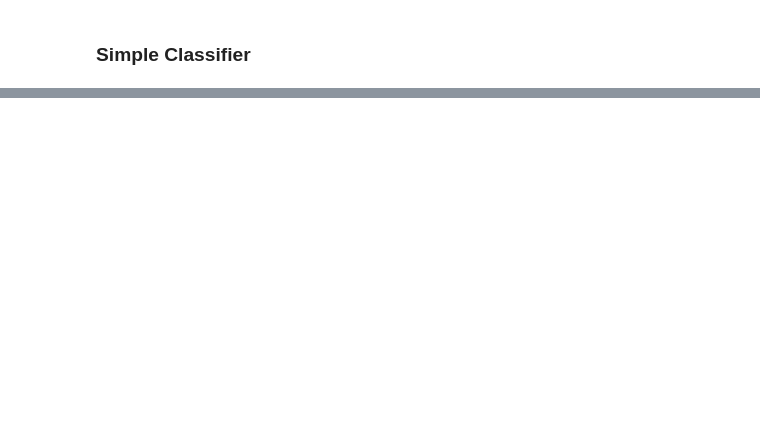
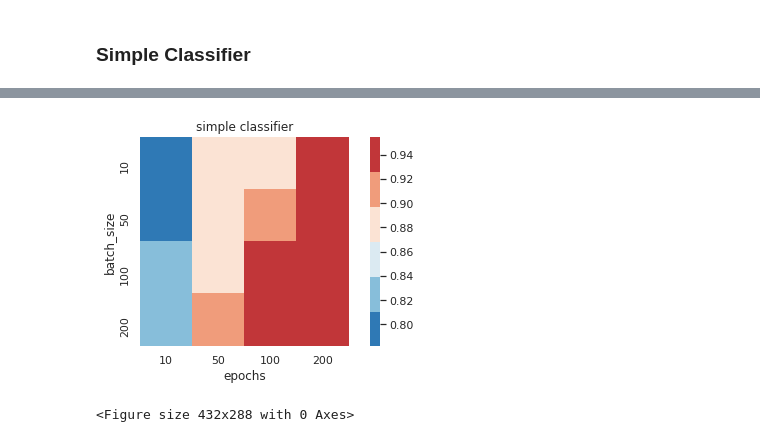
Before and after one commit to brittanyhewitson/epidemic_prediction, a Jupyter notebook: notebooks/report_code.ipynb, the cells around one changed output, grey strips where cells are left out. Cells and saved outputs as stored; diff of their text form; code cells hidden in the pictures; blank space fills up the shorter version.

```diff
--- a/notebooks/report_code.ipynb
+++ b/notebooks/report_code.ipynb
@@ -135,2 +137,18 @@ plot_accuracy_by_date(dates, best_results)
 # %% [markdown]
 ### Simple Classifier
+# %%
+data_sm = get_data(data_choice="small_data")[0]
+print("The length of the training data is {}".format(len(data_sm["X_train"])))
+print("The length of the testing data is {}".format(len(data_sm["X_test"])))
+
+# Set up parameters
+nn_params = {
+    "epochs": [10, 50, 100, 200],
+    "batch_size": [10, 50, 100, 200]
+}
+neighbours = [1, 5, 10, 50, 100, 200, 500]
+estimators = [1, 5, 10, 50, 100, 200, 500]
+
+# Set up the simple classifier
+simple_classifier_sm = build_simple_classifier(data_sm["X_train"])
+print(simple_classifier_sm.summary())
@@ -136,0 +173,9 @@ plot_accuracy_by_date(dates, best_results)
+# %%
+# Run simple classifier
+simple_classifier_results_sm = test_nn(simple_classifier_sm, data_sm, 'simple_classifier', nn_params, verbose=False,)
+
+# Visualize Results
+plot_nn_heatmap(simple_classifier_results_sm)
+# %% [output]
+[figure, added]
+<Figure size 432x288 with 0 Axes>
```
Also changed, not shown: parts of 28 cells of this notebook, 3 other files.
